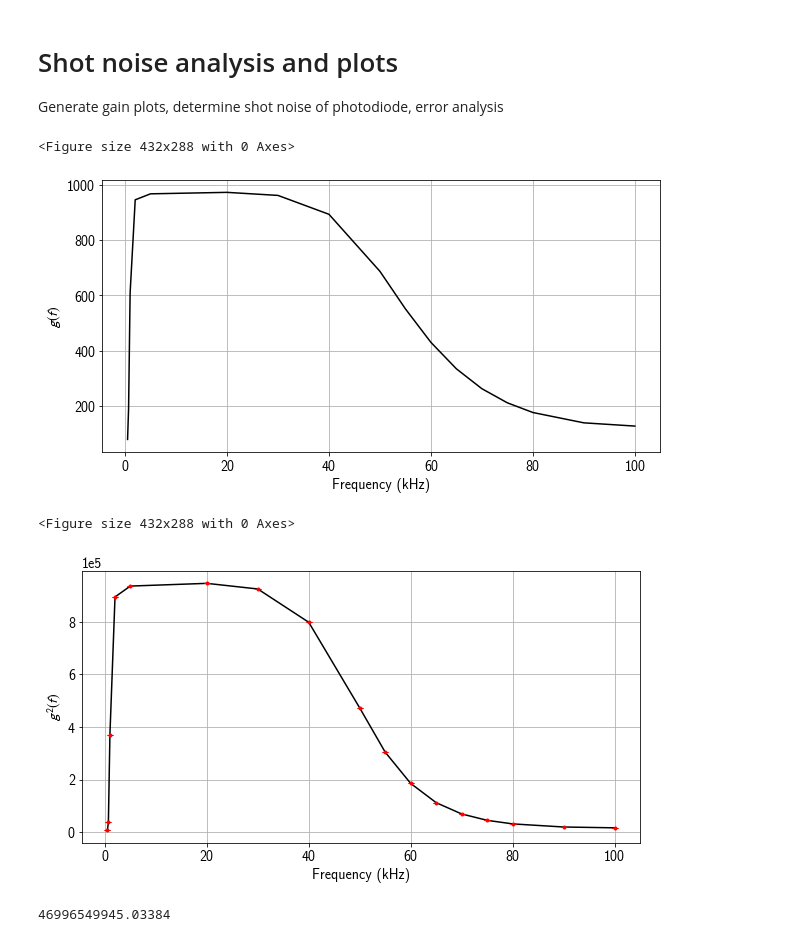
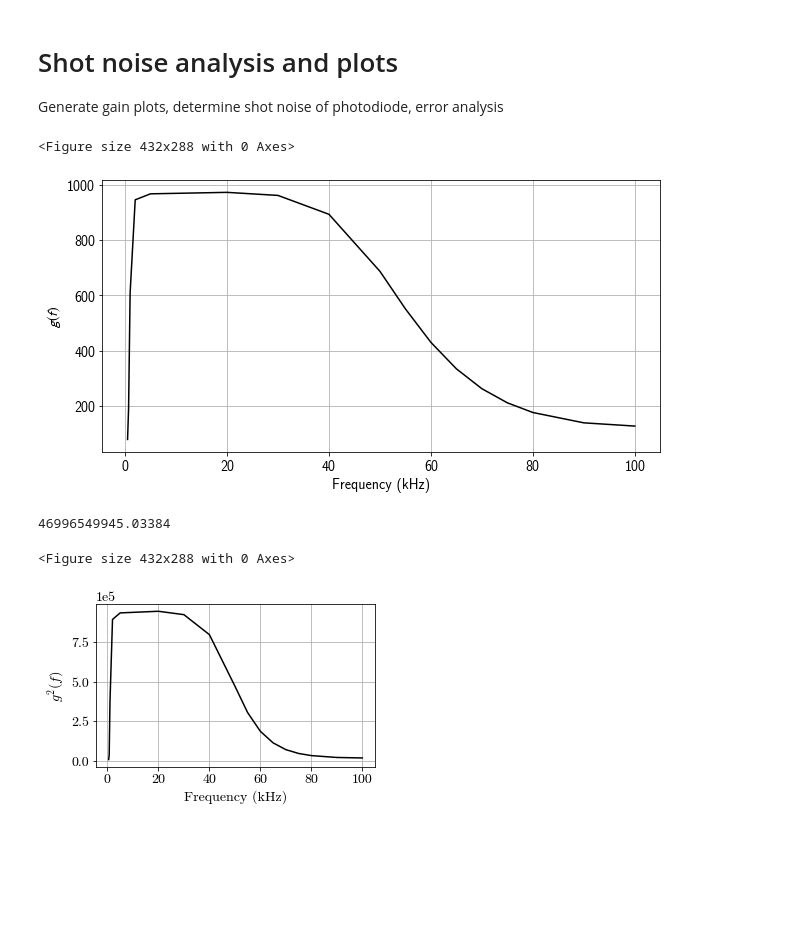
Before and after one commit to reionize/jlab, a Jupyter notebook: johnson shot/shot.ipynb, the cells around one changed output. Cells and saved outputs as stored; diff of their text form; code cells hidden in the pictures; blank space fills up the shorter version.

```diff
--- a/johnson shot/shot.ipynb
+++ b/johnson shot/shot.ipynb
@@ -123,38 +123,40 @@ plt.rcParams.update({'font.size': 14})
 #plt.rcParams.update({'font.family': 'cmr10', 'mathtext.fontset': 'cm'})
 plt.rcParams.update({'font.family': 'cmss10', 'mathtext.fontset': 'stixsans'})
 plt.ylabel('$g(f)$')
 plt.xlabel('Frequency (kHz)')
 plt.grid(b=True)
 plt.plot(x, y, 'k')
 # plt.errorbar(x, y, yerr=err, color='r', fmt='.', ecolor='r', capsize=3)
 plt.show()
 
 plt.clf()
 plt.figure(figsize=(10, 5))
 plt.rcParams.update({'font.size': 14})
-#plt.rcParams.update({'font.family': 'cmr10', 'mathtext.fontset': 'cm'})
-plt.rcParams.update({'font.family': 'cmss10', 'mathtext.fontset': 'stixsans'})
+plt.rcParams.update({'font.family': 'cmr10', 'mathtext.fontset': 'cm'})
+# plt.rcParams.update({'font.family': 'cmss10', 'mathtext.fontset': 'stixsans'})
 plt.ylabel('$g^2(f)$')
 plt.xlabel('Frequency (kHz)')
 plt.ticklabel_format(axis='y',style='sci', scilimits=(0,0))
 plt.grid(b=True)
 plt.plot(x, [g**2 for g in y], 'k')
 gpx, gpy = plotgp(x, y, df=0.1)
+fig = plt.gcf()
+fig.set_size_inches(5, 3)
 # plt.xlim(1, 6)
 # plt.plot(gpx, gpy, 'r')
-plt.errorbar(x, [g**2 for g in y], yerr=[2*e for e in err], color='r', fmt='.', ecolor='r', capsize=3)
-plt.show()
+# plt.errorbar(x, [g**2 for g in y], yerr=[2*e for e in err], color='r', fmt='.', ecolor='r', capsize=3)
+plt.savefig('plots/shotgain_r.pdf',bbox_inches='tight',pad_inches=0.25)
 
 # # gross estimate for trapezoidal rule
 # S = 0
 # for i in range(len(x)-1):
 #     S += ((y[i] + y[i+1])/2)**2 * (x[i+1]-x[i])
 #     print(round(((y[i] + y[i+1])/2)**2, 1), '\t', round(x[i+1]-x[i],2), '\t', round(S, 2))
-# Gr = G(x, y, df=0.001)
+Gr = G(x, y, df=0.001)
 print(Gr)
 # %% [output]
 <Figure size 432x288 with 0 Axes>
 [figure]
-<Figure size 432x288 with 0 Axes>
+46996549945.03384
+<Figure size 432x288 with 0 Axes>
-[figure, old version]
+[figure, new version]
-46996549945.03384
```
Also changed, not shown: 18 other files.
